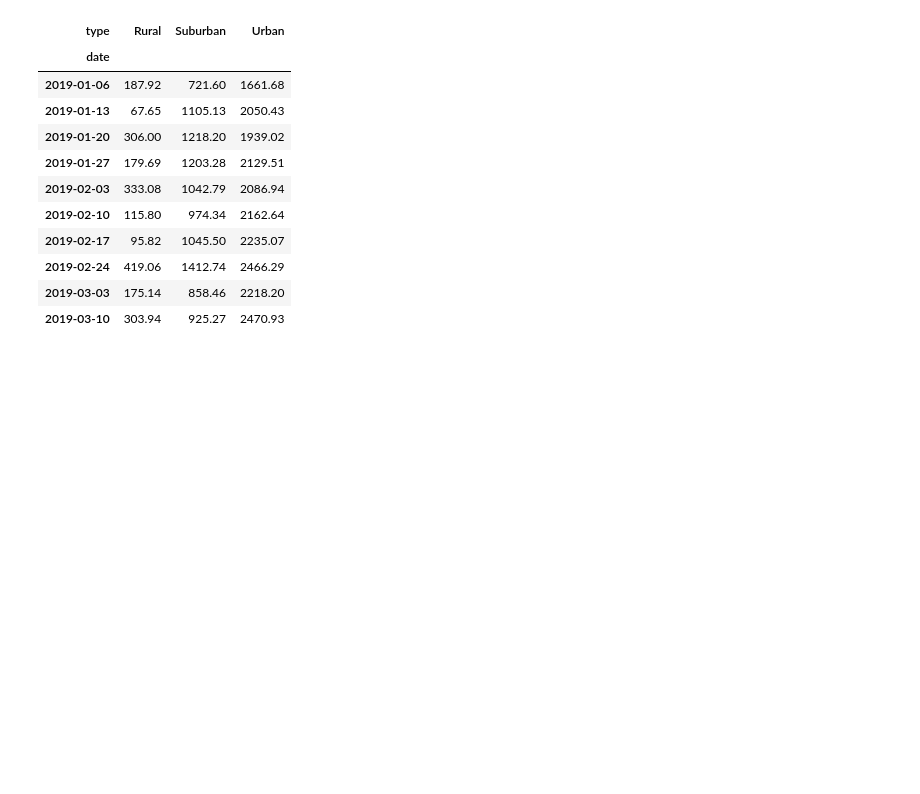
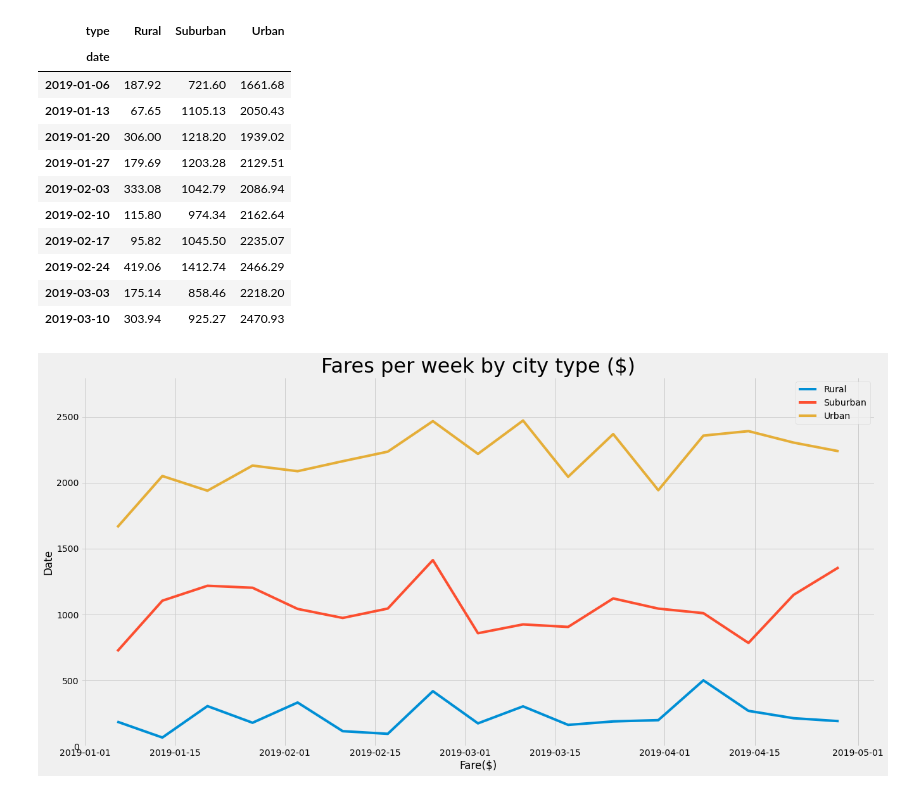
Before and after one commit to bristlab/PyBer_Analysis, a Jupyter notebook: PyBer_Challenge.ipynb, the cells around one changed output. Drawn from its saved outputs; the diff is of its cells as text; code cells hidden in the pictures; blank space fills up the shorter version.

```diff
--- a/PyBer_Challenge.ipynb
+++ b/PyBer_Challenge.ipynb
@@ -264,7 +265,25 @@ fare_dates_W_df.head(10)
 # %%
 # 8. Using the object-oriented interface method, plot the resample DataFrame using the df.plot() function.
 
 # Import the style from Matplotlib.
 from matplotlib import style
 # Use the graph style fivethirtyeight.
 style.use('fivethirtyeight')
+
+#plt.subplots(figsize=(500, 200))
+#fare_dates_W_df.plot(figsize=(18,5),)
+#plt.xlabel('')
+#plt.ylabel('Fare ($USD)')
+#plt.title('Total Fare by City Type')
+
+# Create the plot with ax.plt()
+fig, ax = plt.subplots(figsize=(20, 10))
+ax.set_title("Fares per week by city type ($)", size=32)
+ax.set_ylim(0, 2800)
+ax.set_ylabel("Date")
+ax.set_xlabel("Fare($)")
+ax.plot(fare_dates_W_df.index, fare_dates_W_df)
+ax.legend(['Rural', 'Suburban', 'Urban'])
+plt.show()
+# %% [output]
+[figure, added]
```
Also changed, not shown: parts of 1 cell of this notebook.
